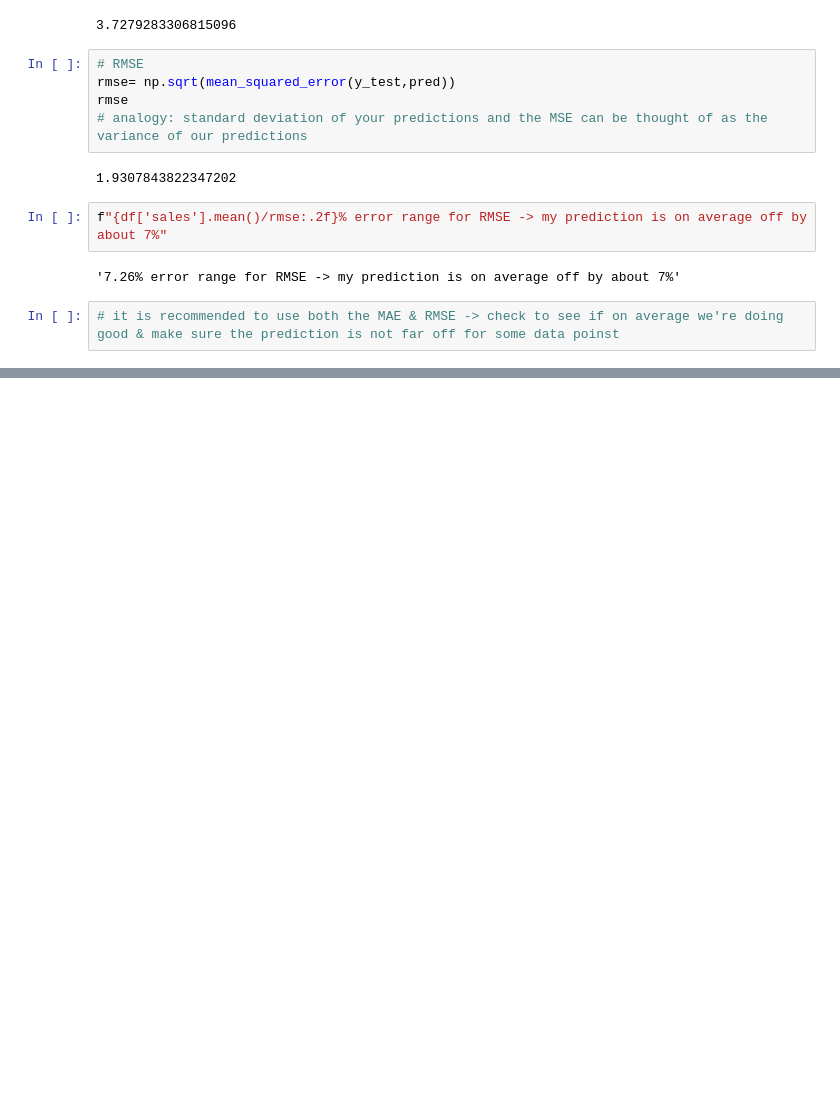
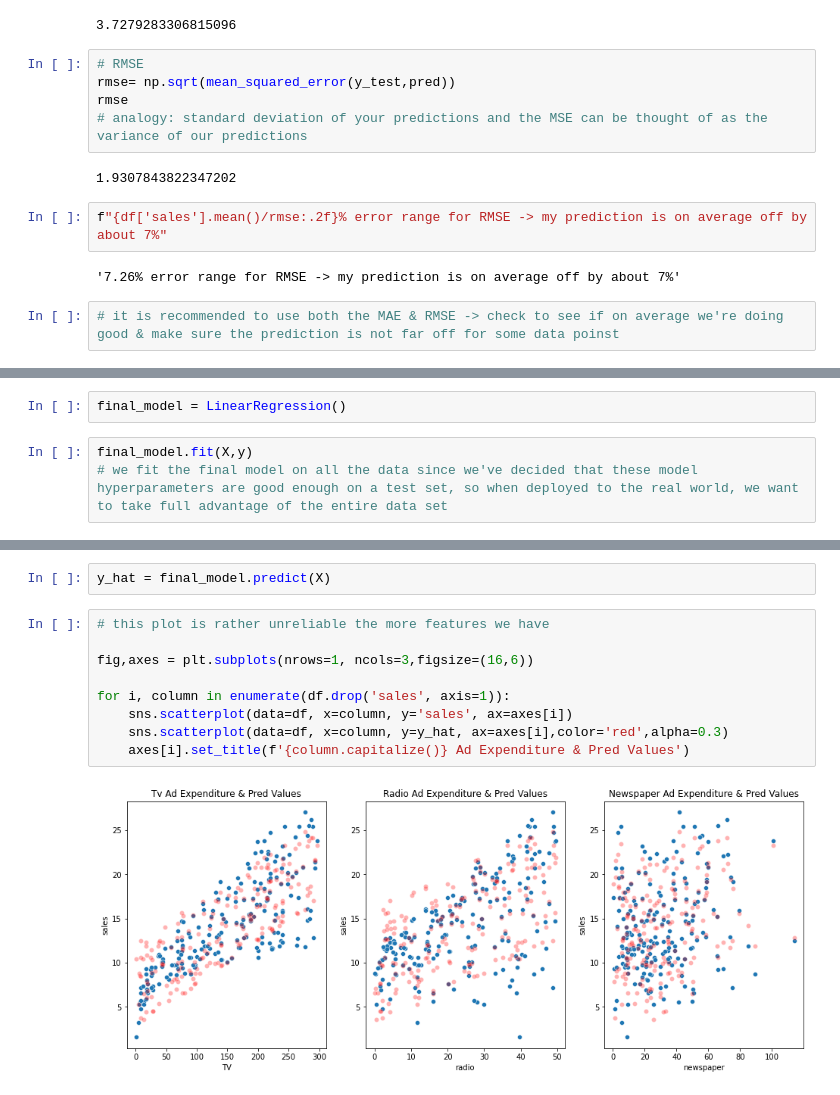
Before and after one commit to luiul/statistics-meets-logistics, a Jupyter notebook: prep-linear-regression-models/lr2-scikit-learn.ipynb, the cells around one changed output, grey strips where cells are left out. Saved outputs shown, nothing was run; the diff lists cells and outputs as text; blank space fills up the shorter version.

```diff
--- a/prep-linear-regression-models/lr2-scikit-learn.ipynb
+++ b/prep-linear-regression-models/lr2-scikit-learn.ipynb
@@ -174,0 +236,5 @@ f"{df['sales'].mean()/rmse:.2f}% error range for RMSE -> my prediction is on ave
+# %%
+final_model = LinearRegression()
+# %%
+final_model.fit(X,y)
+# we fit the final model on all the data since we've decided that these model hyperparameters are good enough on a test set, so when deployed to the real world, we want to take full advantage of the entire data set
@@ -174,0 +262,13 @@ f"{df['sales'].mean()/rmse:.2f}% error range for RMSE -> my prediction is on ave
+# %%
+y_hat = final_model.predict(X)
+# %%
+# this plot is rather unreliable the more features we have
+
+fig,axes = plt.subplots(nrows=1, ncols=3,figsize=(16,6))
+
+for i, column in enumerate(df.drop('sales', axis=1)):
+    sns.scatterplot(data=df, x=column, y='sales', ax=axes[i])
+    sns.scatterplot(data=df, x=column, y=y_hat, ax=axes[i],color='red',alpha=0.3)
+    axes[i].set_title(f'{column.capitalize()} Ad Expenditure & Pred Values')
+# %% [output]
+[figure, added]
```
Also changed, not shown: parts of 20 cells of this notebook, 8 other files.
